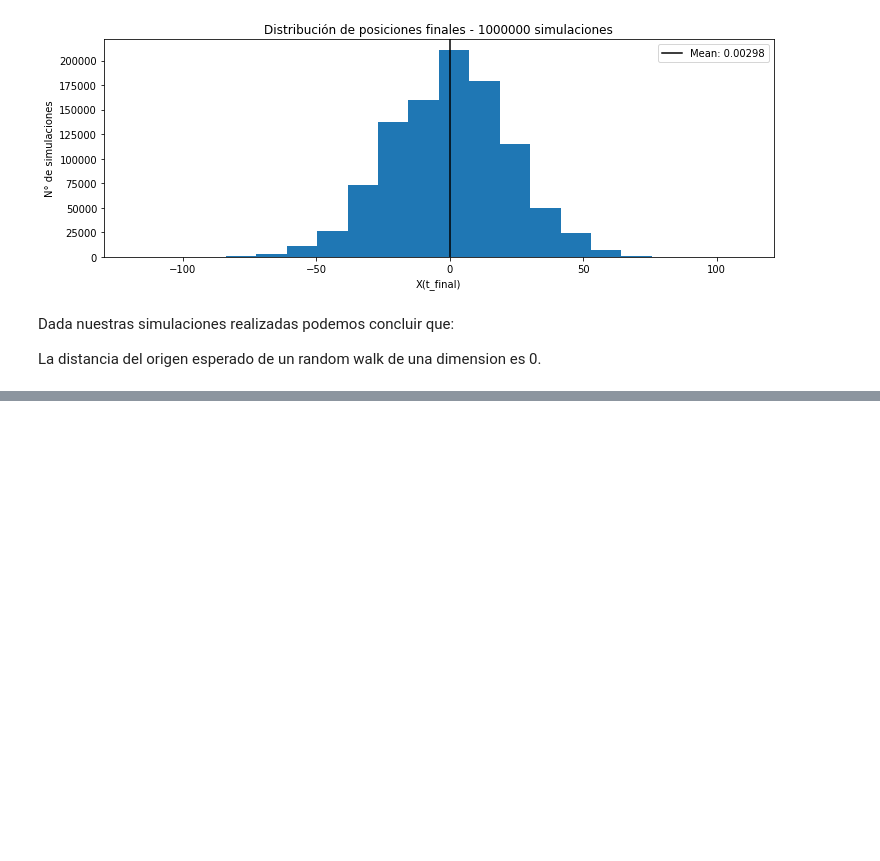
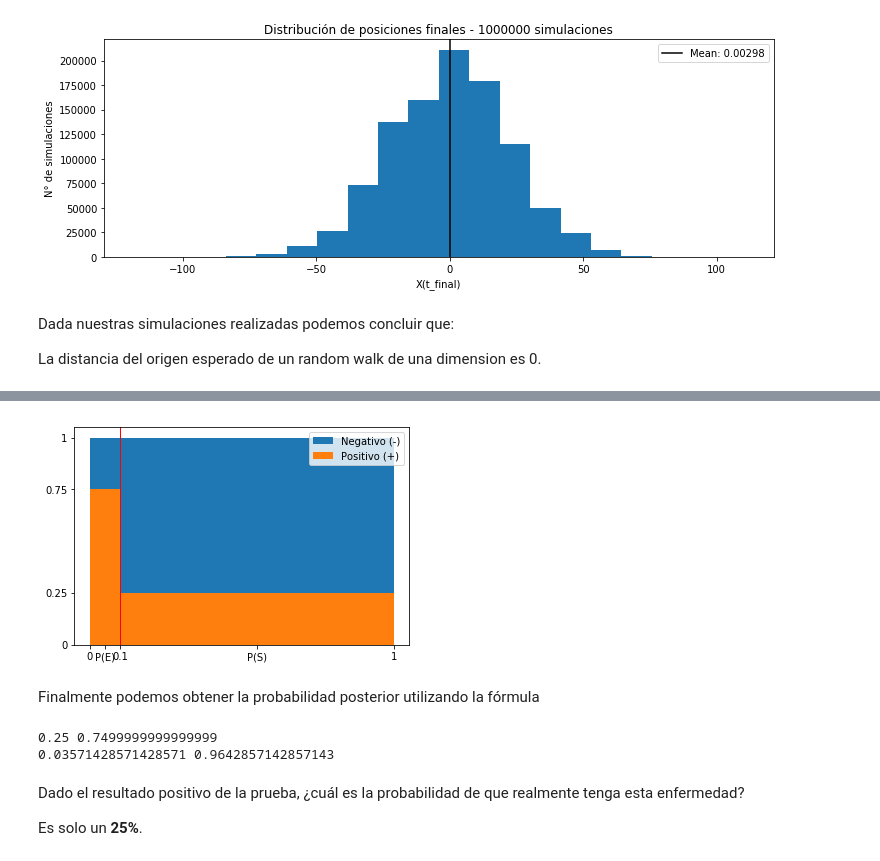
Before and after one commit to sborquez/Python-LEC, a Jupyter notebook: 2. Vectores, Eventos Aleatorios y Probabilidad.ipynb, the cells around one changed output, grey strips where cells are left out. Saved outputs shown, nothing was run; the diff lists cells and outputs as text; code cells hidden in the pictures; blank space fills up the shorter version.

```diff
--- a/2. Vectores, Variables Aleatorias y Probabilidad.ipynb
+++ b/2. Vectores, Eventos Aleatorios y Probabilidad.ipynb
@@ -754,0 +653,47 @@ Dada la baja  probabilidad, parece ser que no. Sin embargo se debe calcular la p
+# %%
+# Prior
+P_E = 0.1
+P_S = 0.9
+
+# Likelihood
+P_neg_S = 0.75
+P_pos_S = 0.25
+P_neg_E = 0.25
+P_pos_E = 0.75
+
+# Const
+P_pos = P_pos_S*P_S + P_pos_E*P_E
+P_neg = P_neg_S*P_S + P_neg_E*P_E
+
+import matplotlib.pyplot as plt
+
+widths = [P_E, P_S]
+indices = [widths[0]/2., widths[0] + widths[1]/2.]
+
+plt.bar(indices, [1,1], widths, label="Negativo (-)")
+plt.bar(indices, [P_pos_E,P_pos_S], widths, label="Positivo (+)")
+plt.legend()
+plt.yticks([0, P_pos_E, P_pos_S, 1], [0, P_pos_E, P_pos_S, 1])
+plt.xticks(indices + [0, P_E,  1], ['P(E)', 'P(S)']+[0, P_E, 1])
+plt.axvline(x=P_E, linewidth=1, color='r')
+plt.show()
+# %% [output]
+[figure, added]
+# %% [markdown]
+Finalmente podemos obtener la probabilidad posterior utilizando la fórmula
+# %%
+P_E_pos = P_pos_E*P_E/P_pos
+P_E_neg = P_neg_E*P_E/P_neg
+P_S_pos = P_pos_S*P_S/P_pos
+P_S_neg = P_neg_S*P_S/P_neg
+
+print(P_E_pos, P_S_pos)
+
+print(P_E_neg, P_S_neg)
+# %% [output]
+0.25 0.7499999999999999
+0.03571428571428571 0.9642857142857143
+# %% [markdown]
+Dado el resultado positivo de la prueba, ¿cuál es la probabilidad de que realmente tenga esta enfermedad?
+
+Es solo un **25%**.
```
Also changed, not shown: parts of 33 cells of this notebook, 7 other files.
